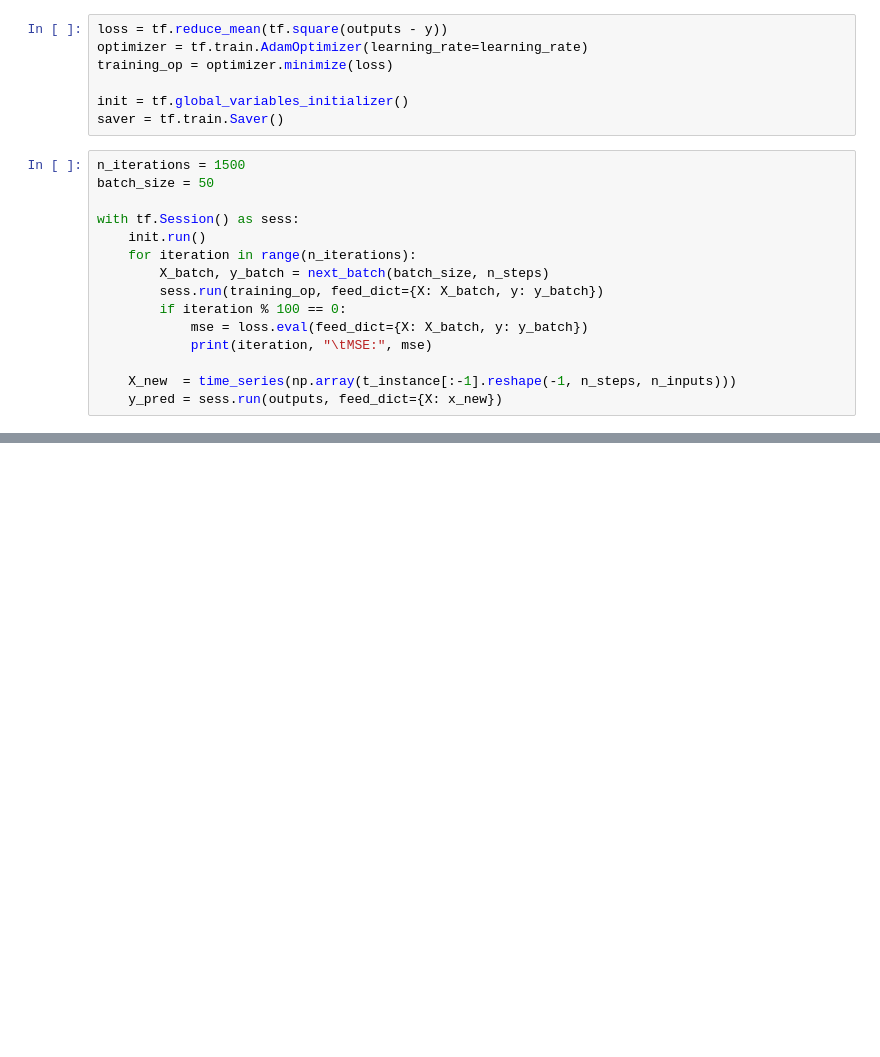
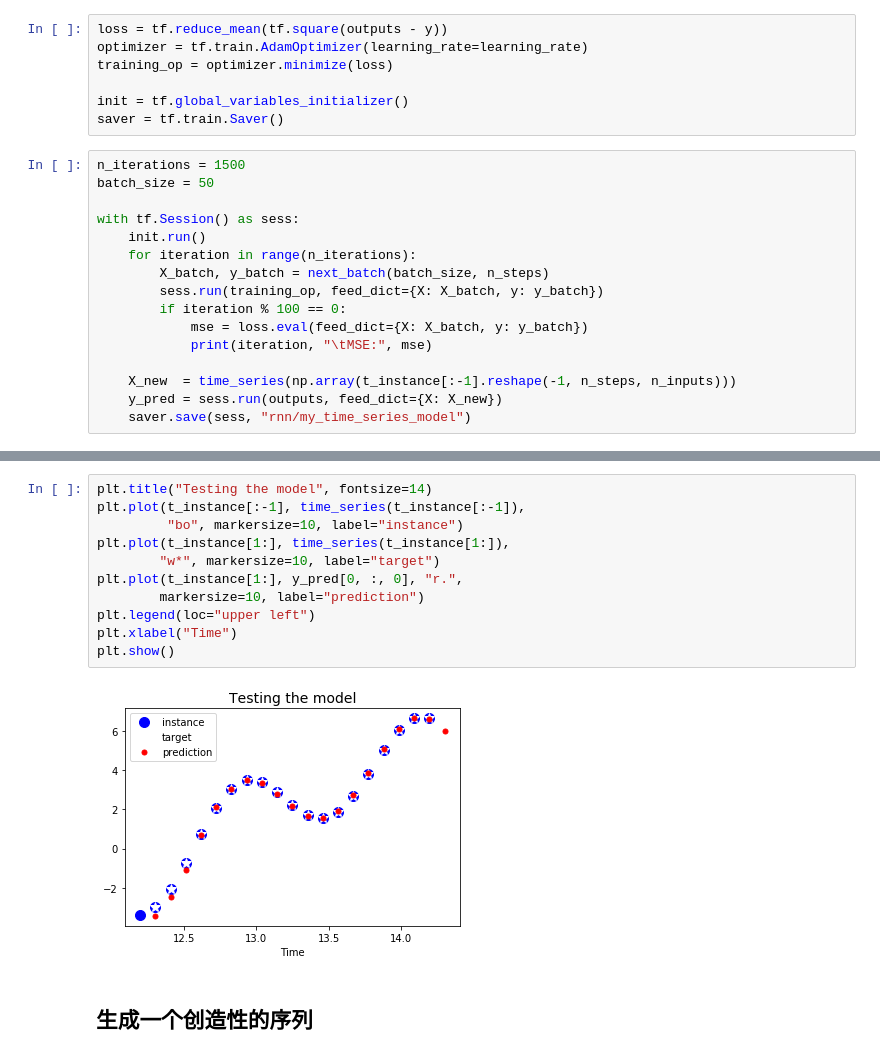
Before and after one commit to coldJune/machineLearning, a Jupyter notebook: handson-ml/Recurrent Neural Networks.ipynb, the cells around one changed output, grey strips where cells are left out. Drawn from its saved outputs; the diff is of its cells as text; blank space fills up the shorter version.

```diff
--- a/handson-ml/Recurrent Neural Networks.ipynb
+++ b/handson-ml/Recurrent Neural Networks.ipynb
@@ -604,4 +604,5 @@ with tf.Session() as sess:
             print(iteration, "\tMSE:", mse)
 
     X_new  = time_series(np.array(t_instance[:-1].reshape(-1, n_steps, n_inputs)))
-    y_pred = sess.run(outputs, feed_dict={X: x_new})
+    y_pred = sess.run(outputs, feed_dict={X: X_new})
+    saver.save(sess, "rnn/my_time_series_model")
@@ -607,0 +648,15 @@ with tf.Session() as sess:
+# %%
+plt.title("Testing the model", fontsize=14)
+plt.plot(t_instance[:-1], time_series(t_instance[:-1]),
+         "bo", markersize=10, label="instance")
+plt.plot(t_instance[1:], time_series(t_instance[1:]),
+        "w*", markersize=10, label="target")
+plt.plot(t_instance[1:], y_pred[0, :, 0], "r.",
+        markersize=10, label="prediction")
+plt.legend(loc="upper left")
+plt.xlabel("Time")
+plt.show()
+# %% [output]
+[figure, added]
+# %% [markdown]
+## 生成一个创造性的序列
```
Also changed, not shown: parts of 7 cells of this notebook, 5 other files.
